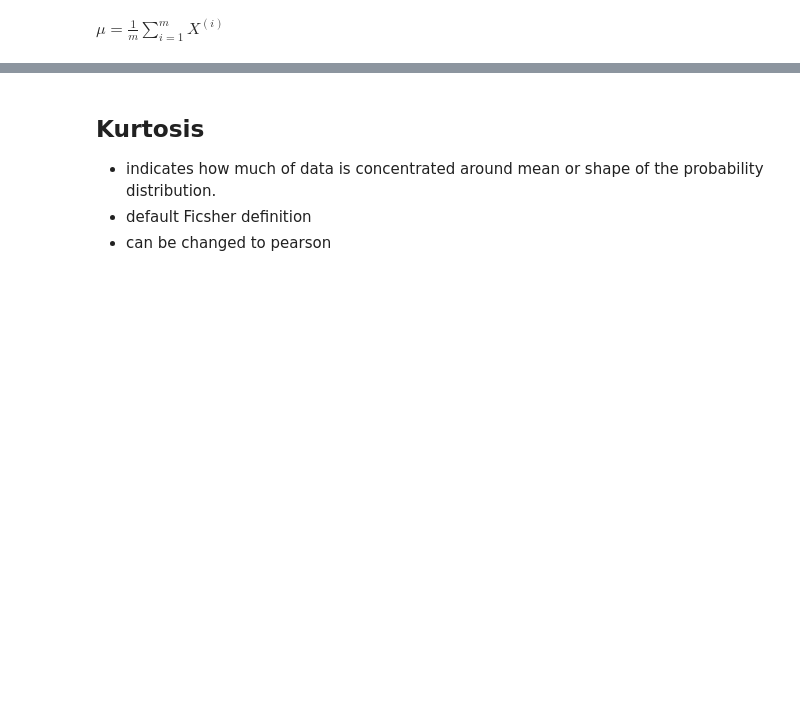
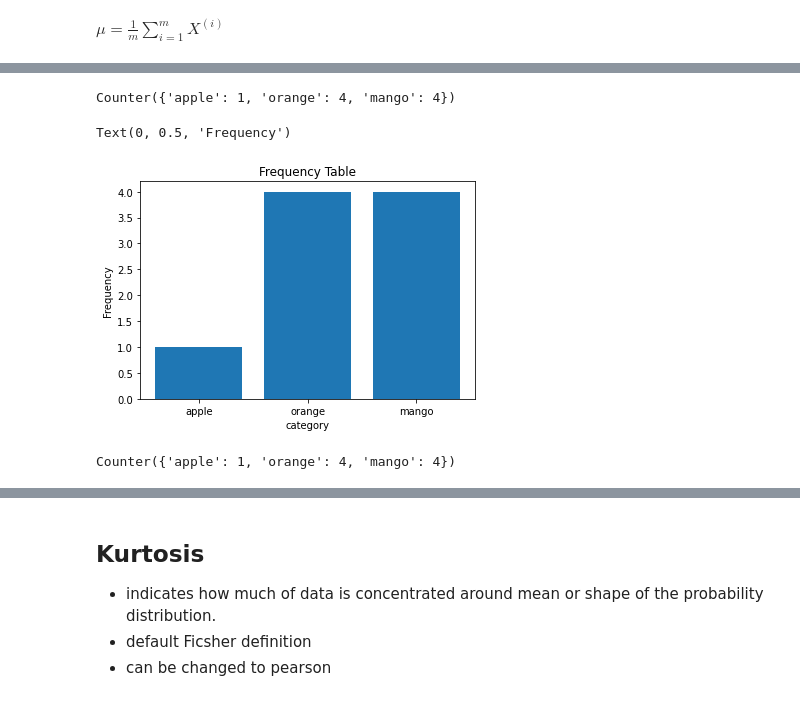
Before and after one commit to NishantBaheti/MachineLearningExploration, a Jupyter notebook: PracticalStatistics/Statistics.ipynb, the cells around one changed output, grey strips where cells are left out. Cells and saved outputs as stored; diff of their text form; code cells hidden in the pictures; blank space fills up the shorter version.

```diff
--- a/PracticalStatistics/Statistics.ipynb
+++ b/PracticalStatistics/Statistics.ipynb
@@ -5,10 +5,3 @@ from scipy import stats
 import numpy as np
 import matplotlib.pyplot as plt
 from matplotlib import style
-
-
-import seaborn as sns
-plt.rcParams.update({
-    "figure.figsize" : (16,8),
-    "axes.grid" : True
-})
@@ -103,0 +131,12 @@ stats.skew(dv)
+# %%
+categorical_data = np.array([
+    'apple',
+    'orange',
+    'mango',
+    'orange',
+    'orange',
+    'orange',
+    'mango',
+    'mango',
+    'mango'
+])
@@ -103,0 +145,17 @@ stats.skew(dv)
+# %%
+category_counts = Counter(categorical_data)
+category_counts
+# %% [output]
+Counter({'apple': 1, 'orange': 4, 'mango': 4})
+# %%
+plt.bar(category_counts.keys(),category_counts.values())
+plt.title("Frequency Table")
+plt.xlabel("category")
+plt.ylabel("Frequency")
+# %% [output]
+Text(0, 0.5, 'Frequency')
+[figure, added]
+# %%
+category_counts
+# %% [output]
+Counter({'apple': 1, 'orange': 4, 'mango': 4})
```
Also changed, not shown: parts of 89 cells of this notebook, 7 other files.
